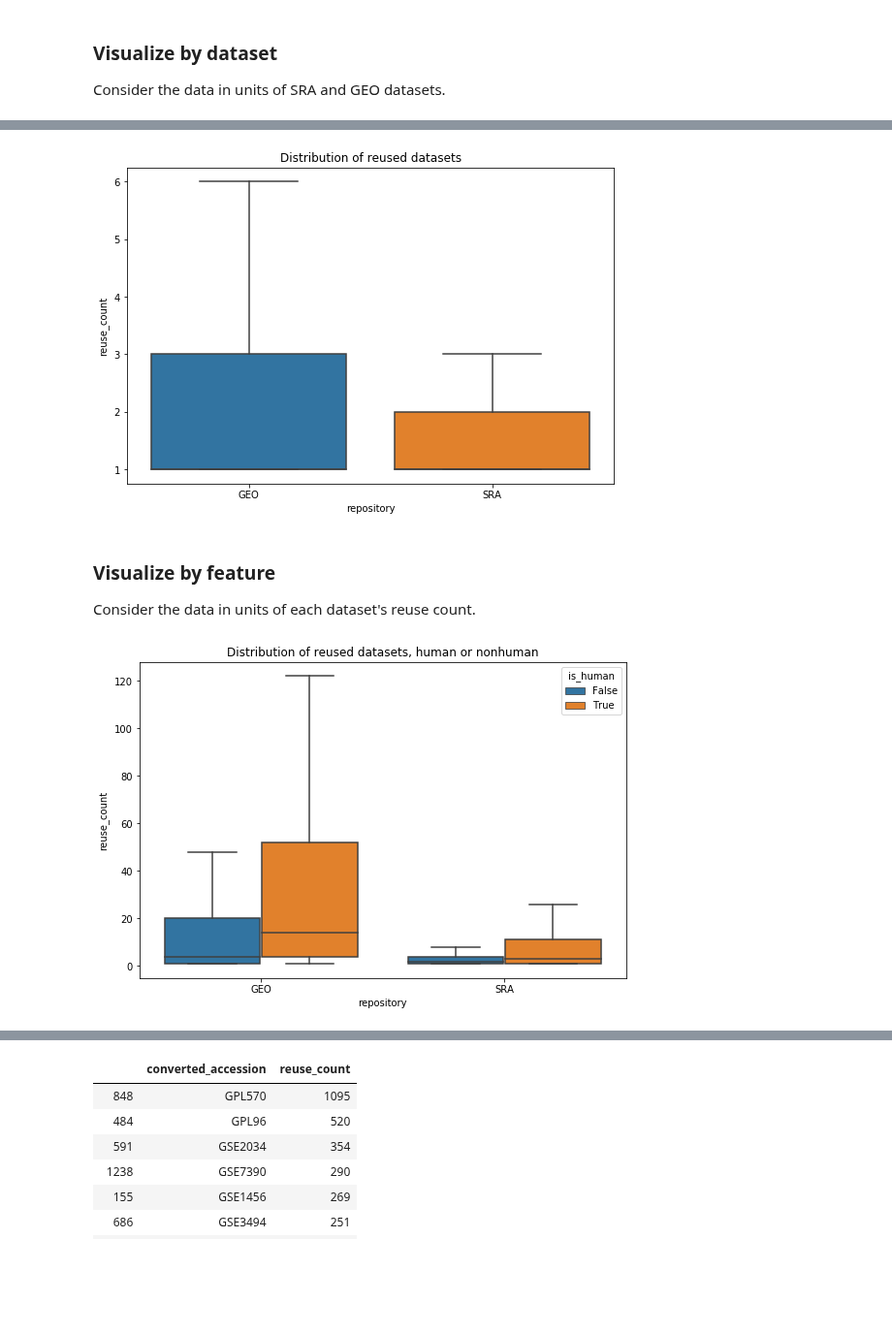
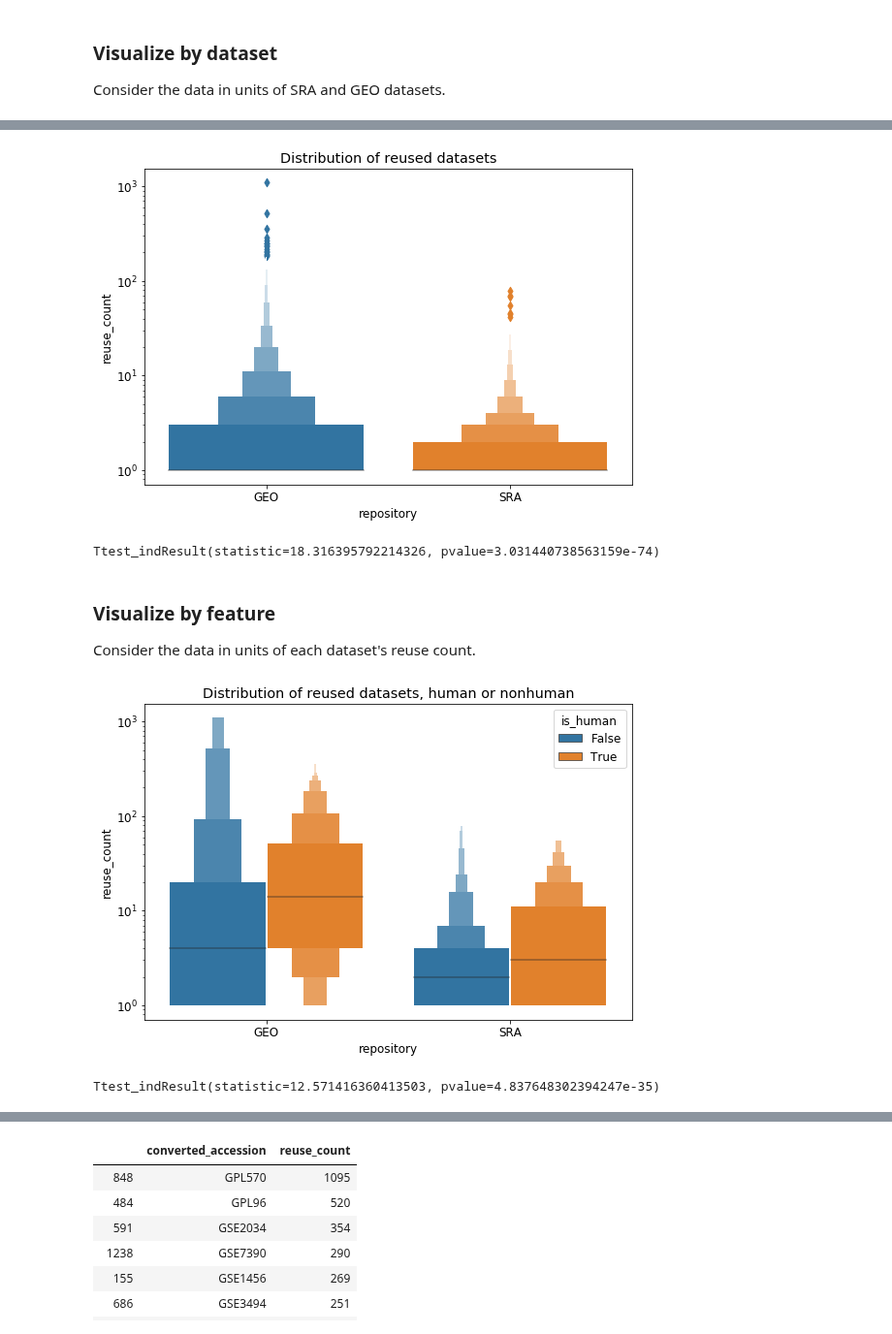
Before and after one commit to smangul1/data_reusability, a Jupyter notebook: jupyter_notebooks/visualize_data.ipynb, the cells around one changed output, grey strips where cells are left out. Shown at 97% size. Drawn from its saved outputs; the diff is of its cells as text; code cells hidden in the pictures; blank space fills up the shorter version.

```diff
--- a/jupyter_notebooks/visualize_data.ipynb
+++ b/jupyter_notebooks/visualize_data.ipynb
@@ -219,7 +223,7 @@ for reuse_byDate in [reuse_byDateGEO, reuse_byDateSRA]:
     G_byDate = reuse_byDate.loc[reuse_byDate['reuse_role'] == 'G', :].append(zerosR).groupby(['year']).sum().reset_index()
 #     bothReuse_byDate = reuse_byDate.loc[reuse_byDate['reuse_role'] == 'Both', :].append(zerosBoth).groupby(['year']).sum().reset_index()
 
-    fig, ax = plt.subplots(figsize = (12, 5))
+    fig, ax = plt.subplots(figsize = (14, 6))
 
     total_counts = G_byDate['reuse_count'] + R_byDate['reuse_count'] # + bothReuse_byDate['reuse_count']
     plt.bar(years, G_byDate['reuse_count'] / total_counts)
@@ -239,11 +243,15 @@ for reuse_byDate in [reuse_byDateGEO, reuse_byDateSRA]:
     plt.xticks(ticks = years)
     title = "Yearly breakdown of reuse roles in " + str(repo) + " (non-cumulative)"
     plt.title(title)
-#     plt.legend(["50%", "Primary Analysis", "Secondary Analysis", "Both"], loc = 'upper left')
-    plt.legend(["50%", "Primary Analysis", "Secondary Analysis"], loc = 'upper left')
+    plt.legend(["50%", "Primary Analysis", "Secondary Analysis"], loc = 'lower left')
+    plt.rc('font', size = 18)
+    plt.xticks(rotation = 90)
+
     filename = "nonCumTimeSer_" + repo + ".png"
     plt.savefig(filename)
     plt.show()
 
     timesthru = 1
+
+plt.rc('font', size = 12)
 # %% [output]
@@ -303,11 +311,18 @@ plt.show()
 accs_filt = accs.loc[accs['reuse_count'] > 0, :]
 
 fig, ax = plt.subplots(figsize=fig_dims)
-datasets_box = sns.boxplot(data = accs_filt, x = 'repository', y = 'reuse_count', showfliers = False, ax = ax)
-# datasets_box.set(yscale = 'log')
+# datasets_box = sns.boxplot(data = accs_filt, x = 'repository', y = 'reuse_count', showfliers = False, ax = ax)
+datasets_box = sns.boxenplot(data = accs_filt, x = 'repository', y = 'reuse_count', ax = ax)
+datasets_box.set(yscale = 'log')
 title = "Distribution of reused datasets"
 ax.set_title(title)
 plt.savefig("reuseDistRepos.png")
 plt.show()
 # %% [output]
-[figure, old version]
+[figure, new version]
+# %%
+scipy.stats.ttest_ind(a = accs_filt.loc[accs_filt['repository'] == 'GEO', :]['reuse_count'],
+                     b = accs_filt.loc[accs_filt['repository'] == 'SRA', :]['reuse_count'],
+                     equal_var = False)
+# %% [output]
+Ttest_indResult(statistic=18.316395792214326, pvalue=3.031440738563159e-74)
@@ -353,16 +372,29 @@ specCounts.columns = ['species', 'count']
 accs_feat['is_human'] = accs_feat['species'] == 'Homo sapiens'
 # %%
 fig, ax = plt.subplots(figsize=fig_dims)
-# sns.boxenplot(data = accs_feat.loc[accs_feat['reuse_count'] > 0, :],
-#               x = 'repository', y = 'reuse_count', hue = 'is_human', ax = ax).set(yscale = 'log')
-sns.boxplot(data = accs_feat.loc[accs_feat['reuse_count'] > 0, :],
-              x = 'repository', y = 'reuse_count', hue = 'is_human', showfliers = False, ax = ax)
+sns.boxenplot(data = accs_feat.loc[accs_feat['reuse_count'] > 0, :],
+              x = 'repository', y = 'reuse_count', hue = 'is_human', ax = ax).set(yscale = 'log')
+# sns.boxplot(data = accs_feat.loc[accs_feat['reuse_count'] > 0, :],
+#               x = 'repository', y = 'reuse_count', hue = 'is_human', showfliers = False, ax = ax)
 title = "Distribution of reused datasets, human or nonhuman"
 ax.set_title(title)
 plt.savefig("reuseDistHuman.png")
 plt.show()
 # %% [output]
-[figure, old version]
+[figure, new version]
+# %%
+accs_feat_filt = accs_feat.loc[accs_feat['reuse_count'] > 0, :]
+accs_feat_filtGEO = accs_feat_filt.loc[accs_feat_filt['repository'] == 'GEO', :]
+accs_feat_filtSRA = accs_feat_filt.loc[accs_feat_filt['repository'] == 'SRA', :]
+
+scipy.stats.ttest_ind(a = accs_feat_filtGEO.loc[accs_feat_filtGEO['is_human'] == True, :]['reuse_count'],
+                     b = accs_feat_filtGEO.loc[accs_feat_filtGEO['is_human'] == False, :]['reuse_count'],
+                     equal_var = False)
+scipy.stats.ttest_ind(a = accs_feat_filtSRA.loc[accs_feat_filtSRA['is_human'] == True, :]['reuse_count'],
+                     b = accs_feat_filtSRA.loc[accs_feat_filtSRA['is_human'] == False, :]['reuse_count'],
+                     equal_var = False)
+# %% [output]
+Ttest_indResult(statistic=12.571416360413503, pvalue=4.837648302394247e-35)
 # %%
 # plot reuse distribution for top 10 species
 
```
Also changed, not shown: parts of 15 cells of this notebook, 8 other files.
